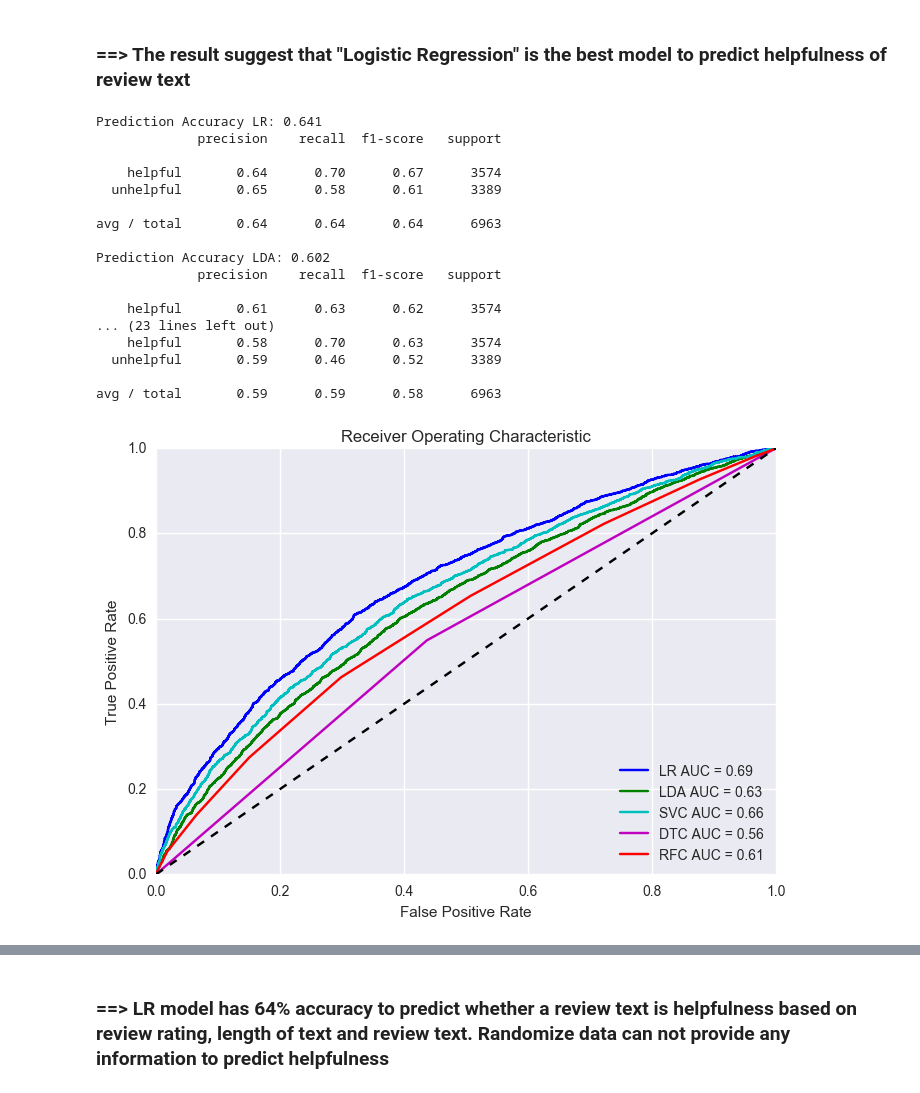
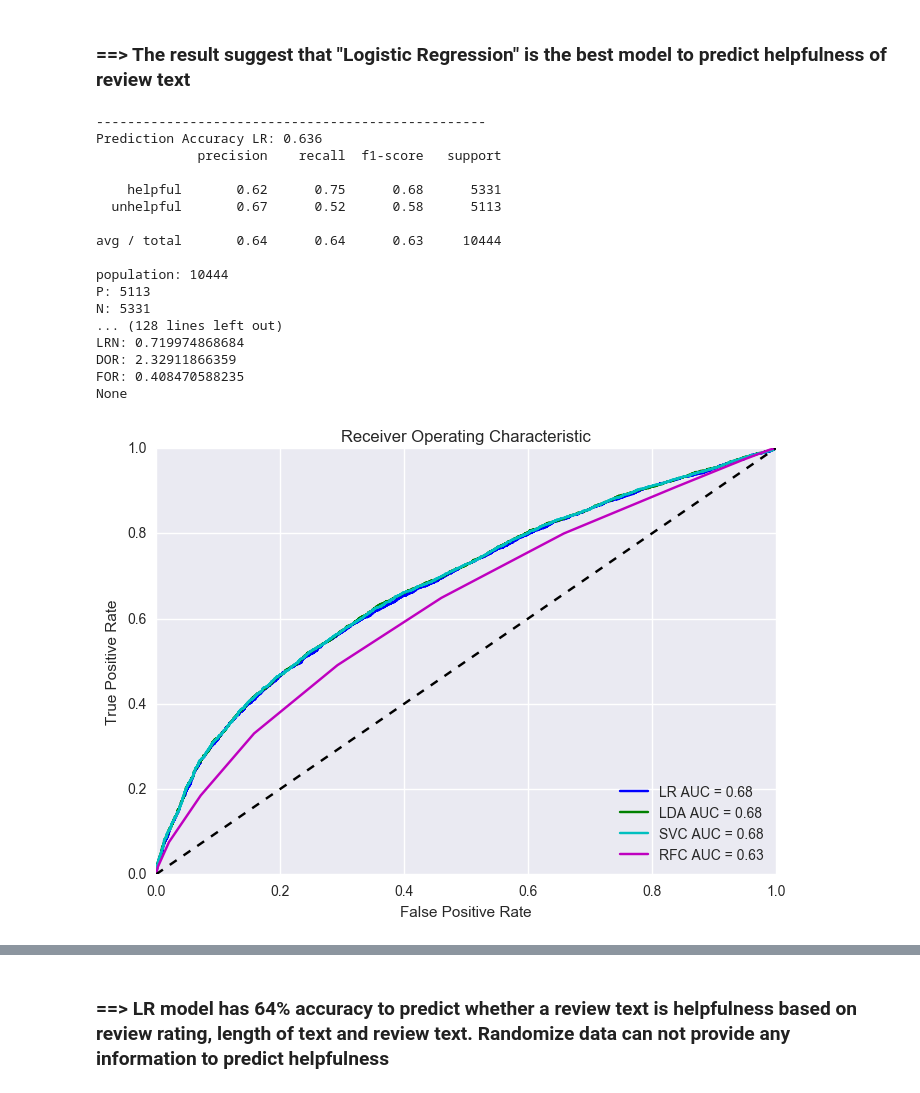
Before and after one commit to TancyKao/AmazonReviewProj, a Jupyter notebook: AmazonBookPilot.ipynb, the cells around one changed output, grey strips where cells are left out. Saved outputs shown, nothing was run; the diff lists cells and outputs as text; code cells hidden in the pictures.

```diff
--- a/AmazonBookPilot.ipynb
+++ b/AmazonBookPilot.ipynb
@@ -726,24 +664,17 @@ desc_length_featurizer = Pipeline([
 
 desc_ngrams_featurizer = Pipeline([
   ('desc_extractor',    TextExtractor('reviewText')),
-  ('count_vectorizer',  CountVectorizer(binary=False, ngram_range = (1, 3),
-                                        max_features = 5000,
-                                        token_pattern=r"(?u)\b\w\w+\b|!|\?|\"|\'")),
+  ('count_vectorizer',  CountVectorizer(analyzer=review_to_words, binary=False, ngram_range = (1, 3),
+                                        max_features = 8000)),
+                                        #token_pattern=r"(?u)\b\w\w+\b|!|\?|\"|\'")),
   ('tfidf_transformer', TfidfTransformer())
 ])
 
-# summary_ngrams_featurizer = Pipeline([
-#   ('summary_extractor', TextExtractor('summary')),
-#   ('count_vectorizer',  CountVectorizer(binary=False, ngram_range = (1, 3),min_df = 0.001,
-#                              token_pattern=r"(?u)\b\w\w+\b|!|\?|\"|\'")),
-#   ('tfidf_transformer', TfidfTransformer())
-# ])
 
 features = FeatureUnion([
   ('desc_rating_featurizer',  desc_rating_featurizer),
   ('desc_length_featurizer',  desc_length_featurizer),
   ('desc_tfidf_ngrams',       desc_ngrams_featurizer)
-  #('summary_tfidft_ngrams',   summary_ngrams_featurizer)
 ])
 # %%
 #########################
@@ -823,7 +727,7 @@ pipeline_RFC = Pipeline([
 X = subset_ABS_df[['reviewRating','reviewText']]
 Y = subset_ABS_df['helpIndx']
 
-validation_size = 0.20
+validation_size = 0.3
 seed = 123
 X_train, X_validation, Y_train, Y_validation = train_test_split(X, Y,
     test_size=validation_size, random_state=seed)
@@ -841,10 +745,8 @@ start_time = timeit.default_timer()
 models = []
 models.append(('LR', pipeline_LR))
 models.append(('LDA', pipeline_LDA))
-# # models.append(('MNB', pipeline_KNN))
-# # models.append(('KNN', pipeline_KNN))
+
 models.append(('SVC', pipeline_SVC))
-models.append(('DTC', pipeline_DTC))
 models.append(('RFC', pipeline_RFC))
 
 results = []
@@ -911,26 +812,28 @@ for name, model in models:
         cfr = classification_report(Y_validationArray, pred_result)
         classreports.append(cfr)
         msg = "Prediction Accuracy %s: %0.3f" % (name, accScore)
+        print "--------------------------------------------------"
         print  msg
         print  cfr
+        print  BCM.print_stats()
 # %% [output]
-Prediction Accuracy LR: 0.641
+--------------------------------------------------
+Prediction Accuracy LR: 0.636
              precision    recall  f1-score   support
 
-    helpful       0.64      0.70      0.67      3574
-  unhelpful       0.65      0.58      0.61      3389
+    helpful       0.62      0.75      0.68      5331
+  unhelpful       0.67      0.52      0.58      5113
 
-avg / total       0.64      0.64      0.64      6963
+avg / total       0.64      0.64      0.63     10444
 
-Prediction Accuracy LDA: 0.602
-             precision    recall  f1-score   support
-
-    helpful       0.61      0.63      0.62      3574
-... (23 lines left out)
-    helpful       0.58      0.70      0.63      3574
-  unhelpful       0.59      0.46      0.52      3389
-
-avg / total       0.59      0.59      0.58      6963
+population: 10444
+P: 5113
+N: 5331
+... (128 lines left out)
+LRN: 0.719974868684
+DOR: 2.32911866359
+FOR: 0.408470588235
+None
 # %%
 from sklearn.metrics import roc_curve, auc
 ## transfer Y_validation to binary code
@@ -942,10 +845,9 @@ for i in range(0, len(Y_validationArray)):
         bvb = 0
     Y_validationBinary.append(bvb)
 
-Probs =[]
+Probs = []
 FPRs = []
 TPRs = []
-Thresholds = []
 ROC_AUCs =[]
 for k in range(0,len(predModels)):
     name = md_names[k]
@@ -956,26 +858,24 @@ for k in range(0,len(predModels)):
     Probs.append(prob)
     FPRs.append(fpr)
     TPRs.append(tpr)
-    Thresholds.append(threshold)
     ROC_AUCs.append(roc_auc)
 # %%
 ## plot ROC curve
 plt.title('Receiver Operating Characteristic')
 plt.plot(FPRs[0], TPRs[0], 'b', label='%s AUC = %0.2f'% (names[0],ROC_AUCs[0]))
 plt.plot(FPRs[1], TPRs[1], 'g', label='%s AUC = %0.2f'% (names[1],ROC_AUCs[1]))
 plt.plot(FPRs[2], TPRs[2], 'c', label='%s AUC = %0.2f'% (names[2],ROC_AUCs[2]))
 plt.plot(FPRs[3], TPRs[3], 'm', label='%s AUC = %0.2f'% (names[3],ROC_AUCs[3]))
-plt.plot(FPRs[4], TPRs[4], 'r', label='%s AUC = %0.2f'% (names[4],ROC_AUCs[4]))
 
 plt.legend(loc='lower right')
 plt.plot([0,1],[0,1],'k--')
 plt.xlim([0,1])
 plt.ylim([0,1])
 plt.ylabel('True Positive Rate')
 plt.xlabel('False Positive Rate')
 plt.show()
 # %% [output]
-[figure, old version]
+[figure, new version]
 # %%
 ###############################################
 ## 5.5 ENSEMBLES
```
Also changed, not shown: parts of 45 cells of this notebook.
